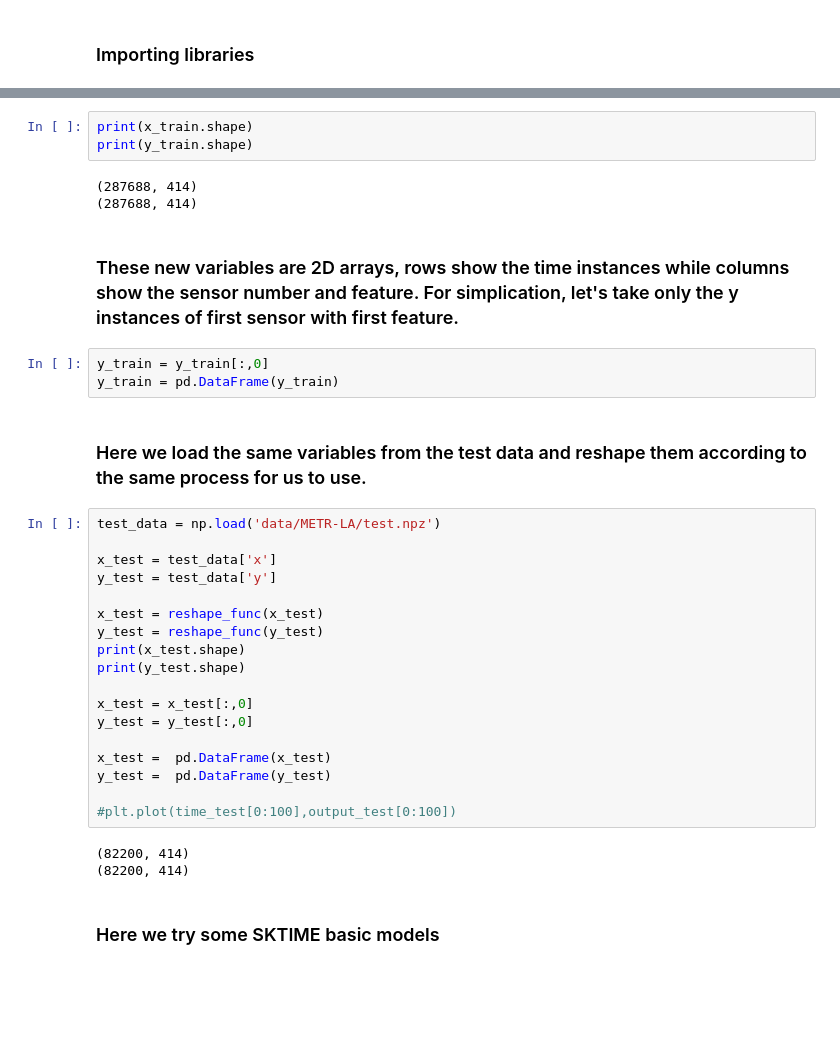
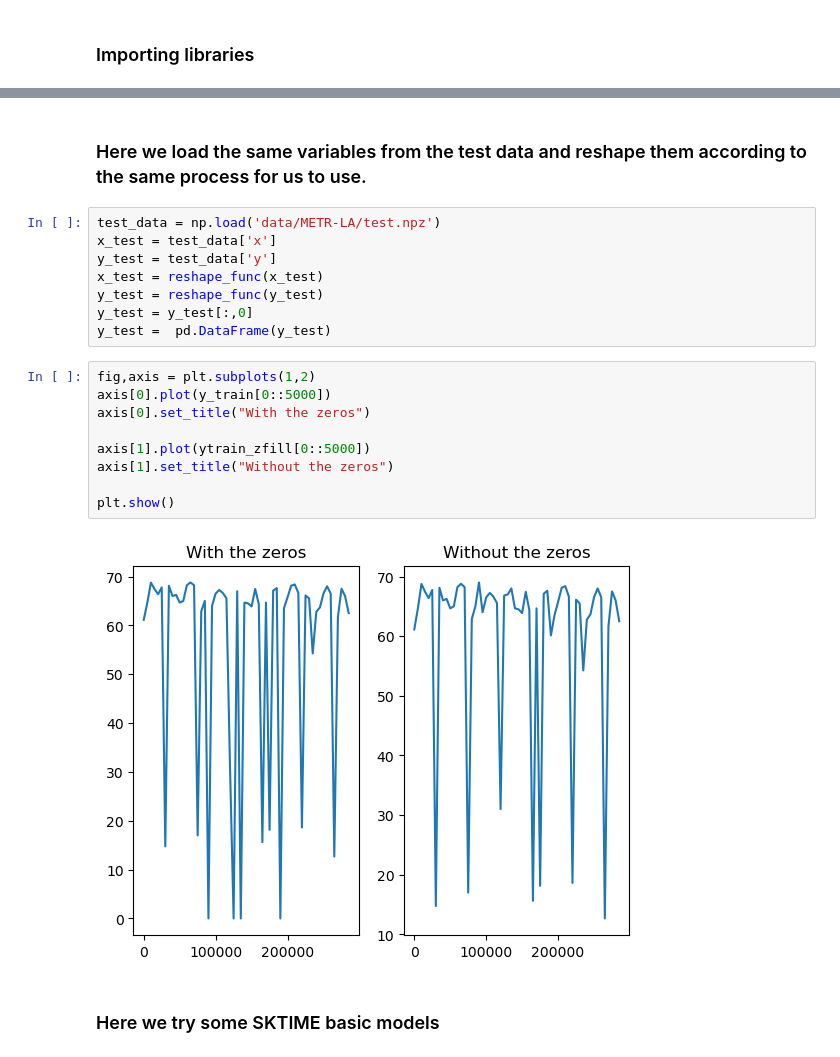
Before and after one commit to WaleedAhmed44/DCRNN, a Jupyter notebook: SKTIME IMPLEMENTATION.ipynb, the cells around one changed output, grey strips where cells are left out. Drawn from its saved outputs; the diff is of its cells as text; blank space fills up the shorter version.

```diff
--- a/SKTIME IMPLEMENTATION.ipynb
+++ b/SKTIME IMPLEMENTATION.ipynb
@@ -33,37 +36,24 @@ y_train = reshape_func(y_train)
-# %%
-print(x_train.shape)
-print(y_train.shape)
-# %% [output]
-(287688, 414)
-(287688, 414)
-# %% [markdown]
-### These new variables are 2D arrays, rows show the time instances while columns show the sensor number and feature. For simplication, let's take only the y instances of first sensor with first feature.
-# %%
-y_train = y_train[:,0]
-y_train = pd.DataFrame(y_train)
 # %% [markdown]
 ### Here we load the same variables from the test data and reshape them according to the same process for us to use.
 # %%
 test_data = np.load('data/METR-LA/test.npz')
-
 x_test = test_data['x']
 y_test = test_data['y']
-
 x_test = reshape_func(x_test)
 y_test = reshape_func(y_test)
-print(x_test.shape)
-print(y_test.shape)
-
-x_test = x_test[:,0]
 y_test = y_test[:,0]
-
-x_test =  pd.DataFrame(x_test)
 y_test =  pd.DataFrame(y_test)
-
-#plt.plot(time_test[0:100],output_test[0:100])
-# %% [output]
-(82200, 414)
-(82200, 414)
+# %%
+fig,axis = plt.subplots(1,2)
+axis[0].plot(y_train[0::5000])
+axis[0].set_title("With the zeros")
+
+axis[1].plot(ytrain_zfill[0::5000])
+axis[1].set_title("Without the zeros")
+
+plt.show()
+# %% [output]
+[figure, added]
 # %% [markdown]
 ### Here we try some SKTIME basic models
 # %%
```
Also changed, not shown: parts of 22 cells of this notebook.
